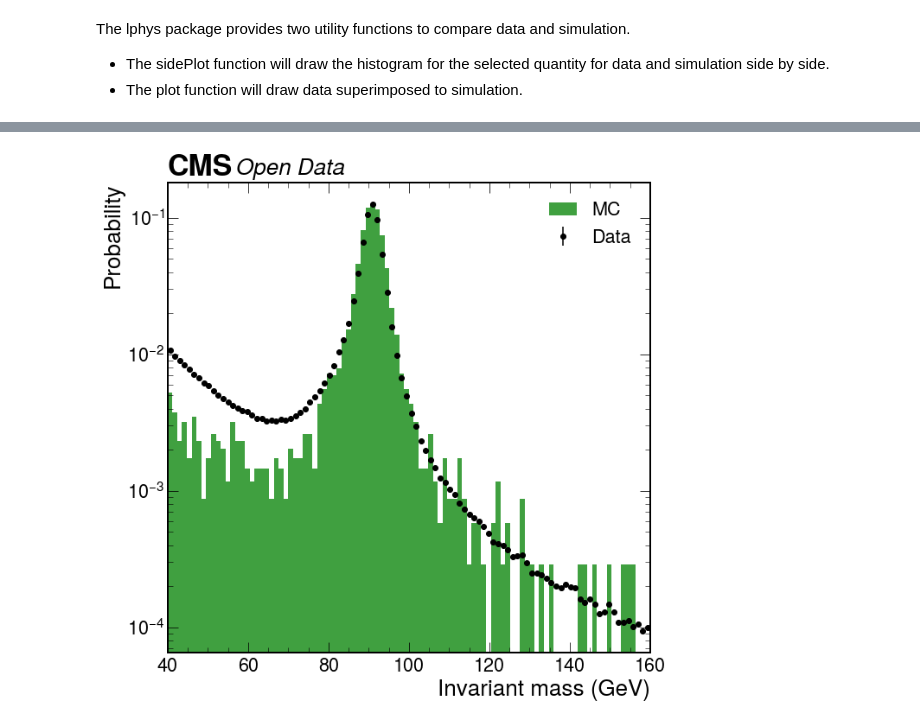
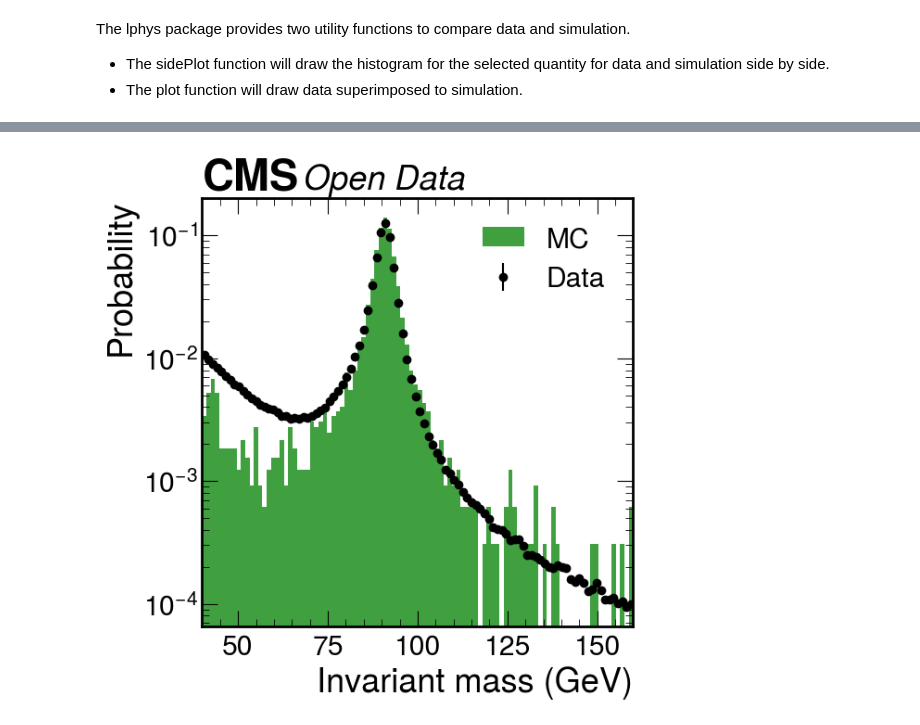
Before and after one commit to delaere/LPHY2131, a Jupyter notebook: analysis/labo2/Visualization.ipynb, the cells around one changed output, grey strips where cells are left out. Drawn from its saved outputs; the diff is of its cells as text; code cells hidden in the pictures.

```diff
--- a/analysis/labo2/Visualization.ipynb
+++ b/analysis/labo2/Visualization.ipynb
@@ -97,6 +98,7 @@ lphys.sidePlot(selected_data["invMass"], selected_simu["invMass"],
 # %%
+plt.figure(figsize=(6,6))
 lphys.plot(selected_data["invMass"], selected_simu["invMass"], [],
            (40,160), 'Invariant mass (GeV)', ylabel='Probability',
            nbins=100, islog=True, color='g', density=True)
 # %% [output]
-[figure, old version]
+[figure, new version]
```
Also changed, not shown: parts of 2 cells of this notebook, 6 other files.
